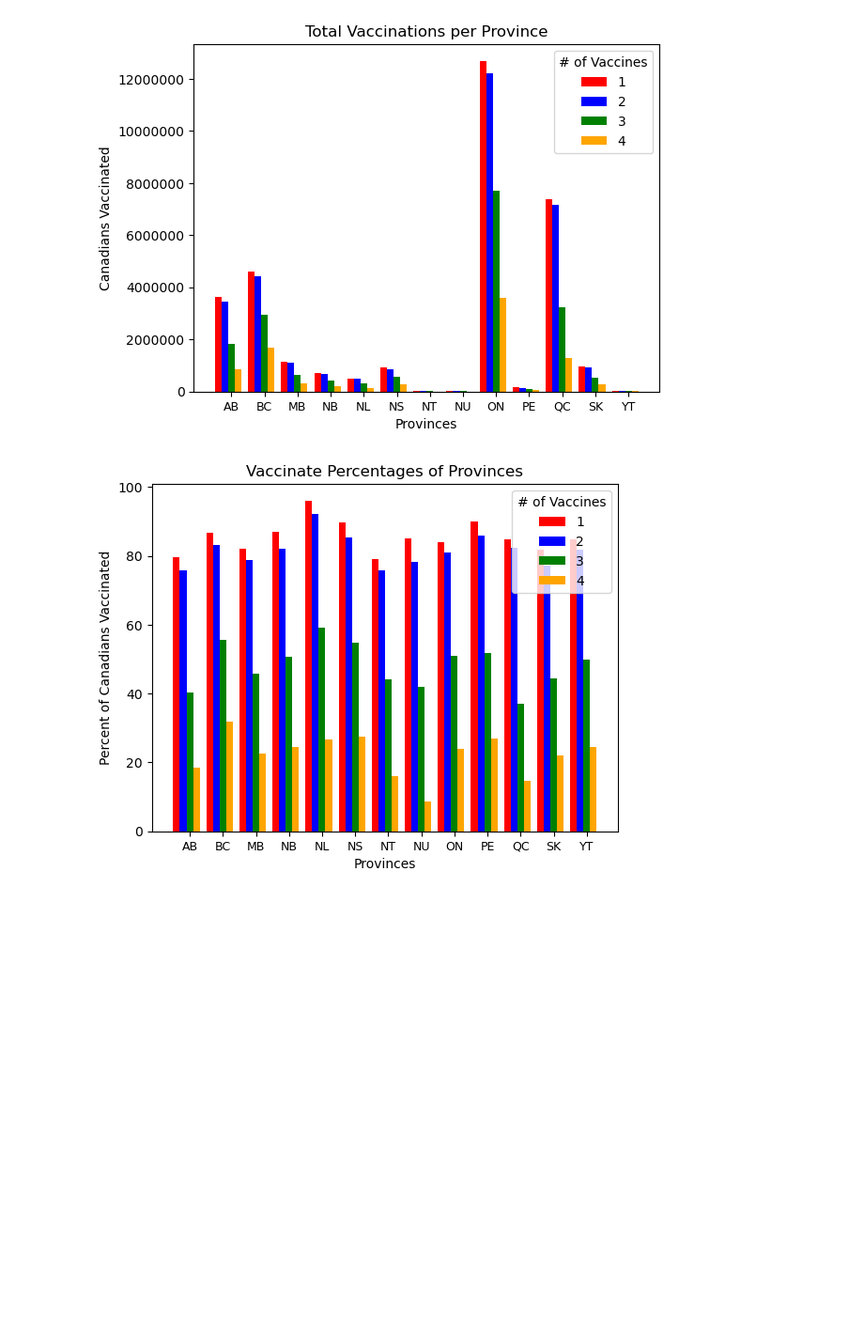
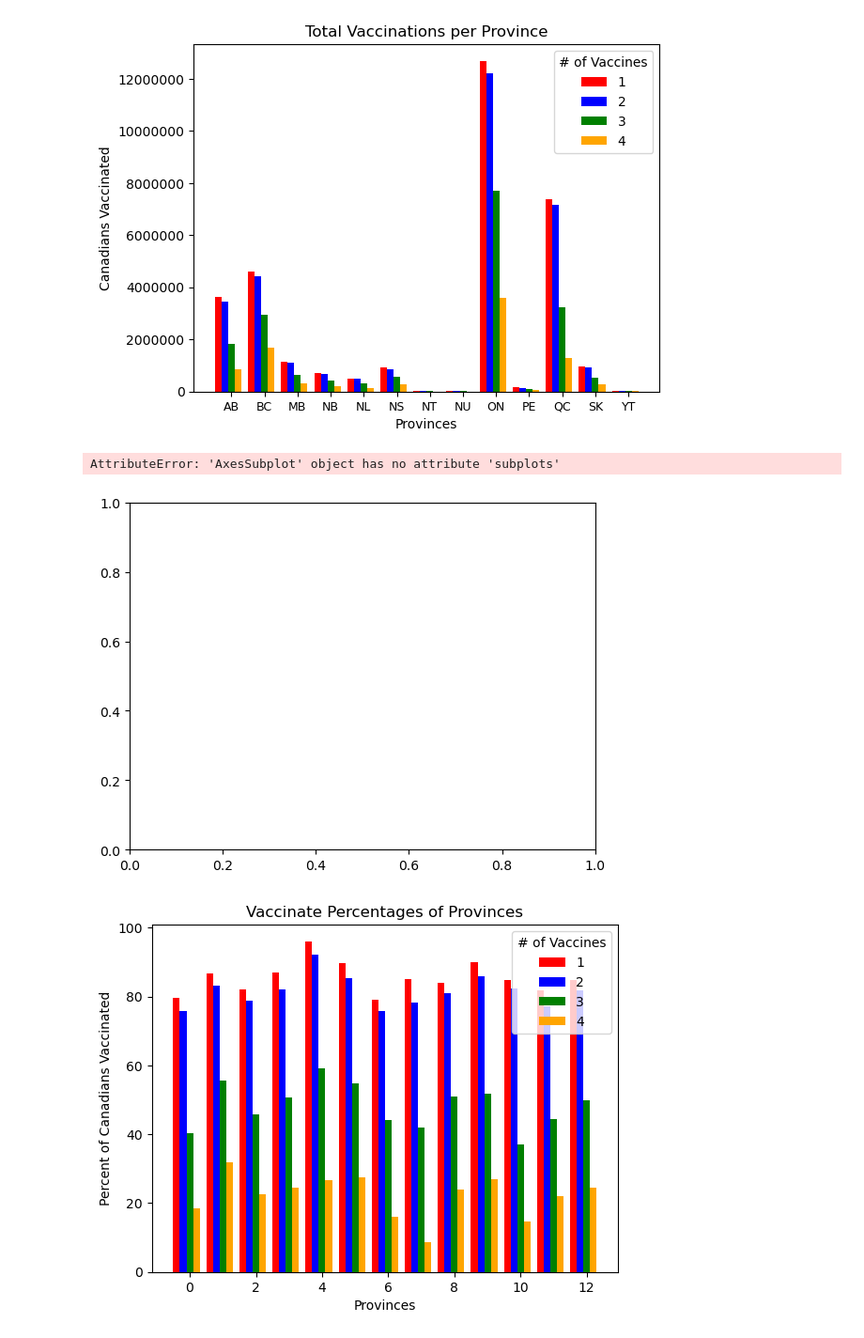
Before and after one commit to svafaeva93/Covid19AnalysisCanada, a Jupyter notebook: Vaccination_transformation.ipynb, the cells around one changed output. Shown at 94% size. Drawn from its saved outputs; the diff is of its cells as text; code cells hidden in the pictures; blank space fills up the shorter version.

```diff
--- a/Vaccination_transformation.ipynb
+++ b/Vaccination_transformation.ipynb
@@ -48,18 +48,21 @@ plt.show()
 [figure]
 # %%
 plt.yscale('linear')
-
+fig, ax = plt.subplots()
 plt.ticklabel_format(style='plain')
 plt.bar((x_axis - 0.4), vaccine_df["Vaccine coverage dose:1"], 0.2, color='red')
 plt.bar((x_axis - 0.2), vaccine_df["Vaccine coverage booster:2"], 0.2, color='blue')
 plt.bar(x_axis, vaccine_df["Vaccine coverage booster:3"], 0.2, color='green')
 plt.bar((x_axis + 0.2), vaccine_df["Vaccine coverage booster:4"], 0.2, color='orange')
 plt.xlabel("Provinces")
 plt.ylabel("Percent of Canadians Vaccinated")
 plt.legend(["1", "2", "3", "4"], title = "# of Vaccines")
 plt.title("Vaccinate Percentages of Provinces")
+ax.subplots().yaxis.set_major_formatter('{x:1.0f}%')
 plt.xticks(x_axis, ['AB', 'BC', 'MB', 'NB', 'NL', 'NS', 'NT', 'NU', 'ON', 'PE', 'QC', 'SK', 'YT'], fontsize=9)
 plt.savefig("Output/VaccinePercentage.png")
 plt.show()
 # %% [output]
+AttributeError: 'AxesSubplot' object has no attribute 'subplots'
-[figure, old version]
+[figure, new version]
+[figure, added]
```
Also changed, not shown: 2 other files.
